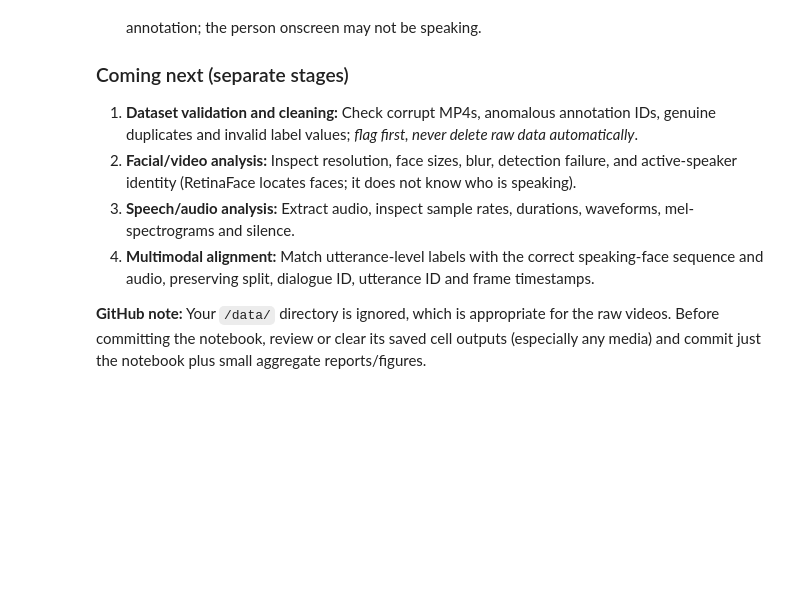
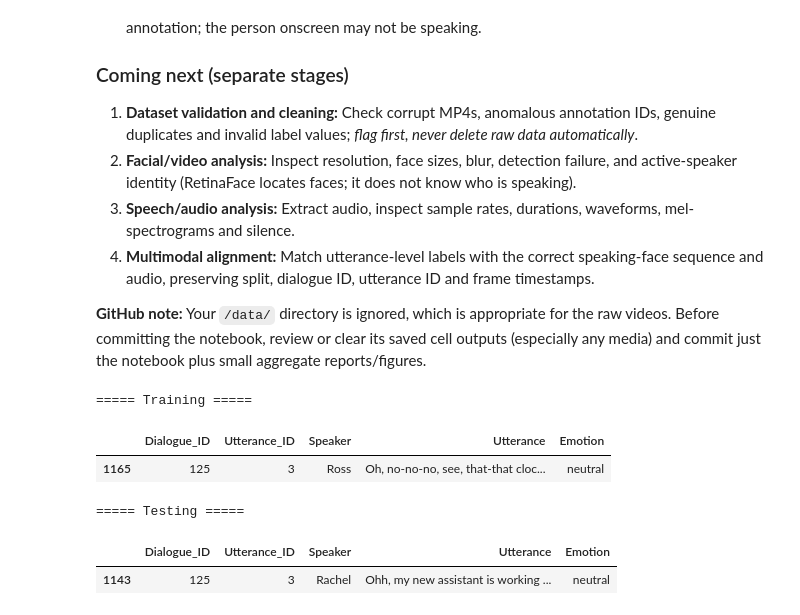
Before and after one commit to kishan-pj/Multimodal-Emotion-Recognition-Using-Facial-Expressions-and-Speech, a Jupyter notebook: notebooks/dataset_exploration.ipynb, the cells around one changed output. Saved outputs shown, nothing was run; the diff lists cells and outputs as text; code cells hidden in the pictures; blank space fills up the shorter version.

```diff
--- a/notebooks/dataset_exploration.ipynb
+++ b/notebooks/dataset_exploration.ipynb
@@ -528,3 +531,35 @@ Graphs saved in: d:\Multimodal-Emotion-Recognition-Using-Facial-Expressions-and-
 4. **Multimodal alignment:** Match utterance-level labels with the correct speaking-face sequence and audio, preserving split, dialogue ID, utterance ID and frame timestamps.
 
 **GitHub note:** Your `/data/` directory is ignored, which is appropriate for the raw videos. Before committing the notebook, review or clear its saved cell outputs (especially any media) and commit just the notebook plus small aggregate reports/figures.
+# %%
+
+# Compare annotations for dia125_utt3
+# across the training and test splits
+
+for name, df in [
+    ("Training", train_df),
+    ("Testing", test_df)
+]:
+    record = df[
+        (df["Dialogue_ID"] == 125) &
+        (df["Utterance_ID"] == 3)
+    ]
+
+    print(f"\n===== {name} =====")
+
+    if record.empty:
+        print("No matching annotation found.")
+    else:
+        display(
+            record[
+                ["Dialogue_ID", "Utterance_ID",
+                 "Speaker", "Utterance", "Emotion"]
+            ]
+        )
+# %% [output]
+===== Training =====
+|  | Dialogue_ID | Utterance_ID | Speaker | Utterance | Emotion |
+| 1165 | 125 | 3 | Ross | Oh, no-no-no, see, that-that cloc... | neutral |
+===== Testing =====
+|  | Dialogue_ID | Utterance_ID | Speaker | Utterance | Emotion |
+| 1143 | 125 | 3 | Rachel | Ohh, my new assistant is working ... | neutral |
```
Also changed, not shown: parts of 2 cells of this notebook, 10 other files.
